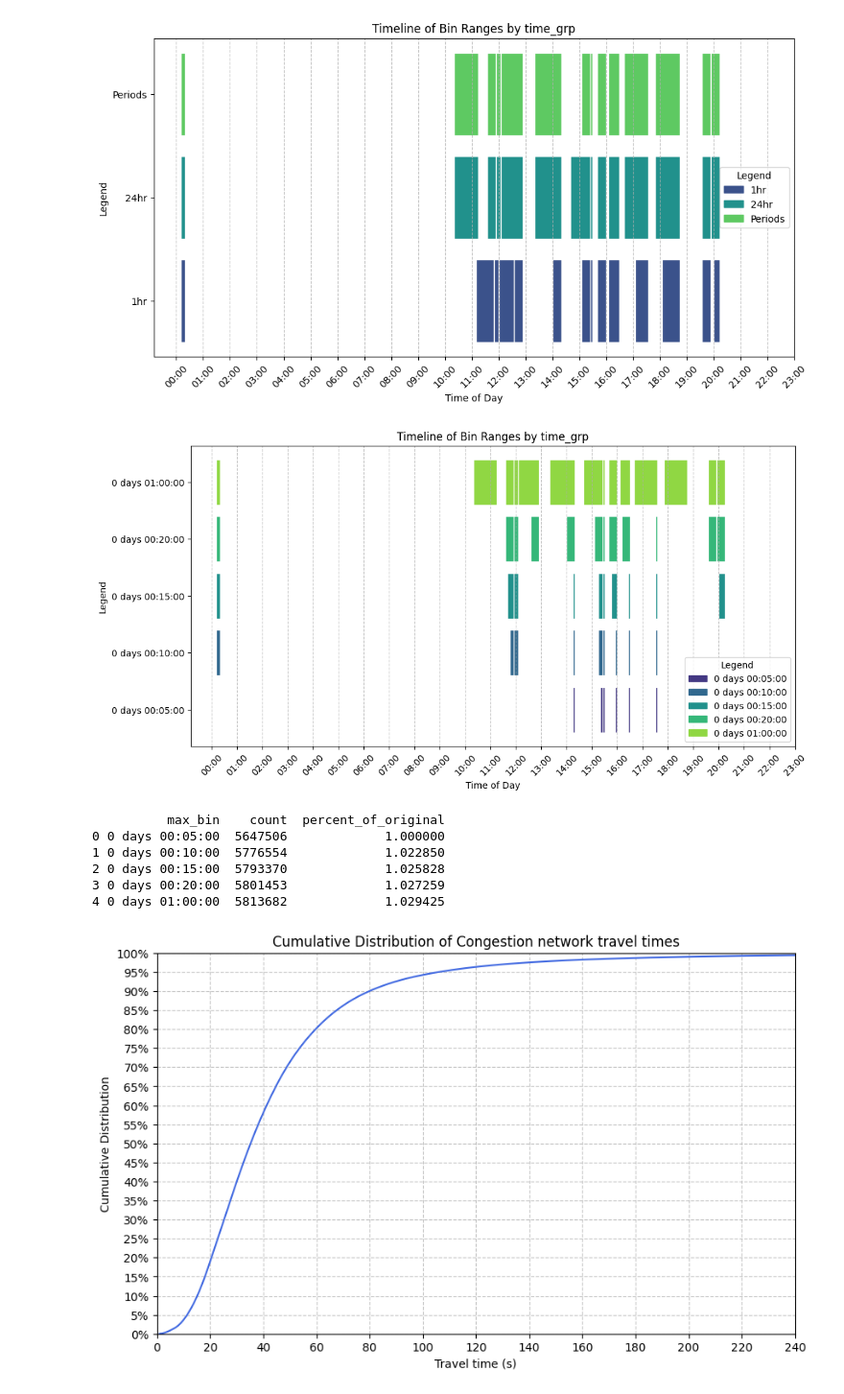
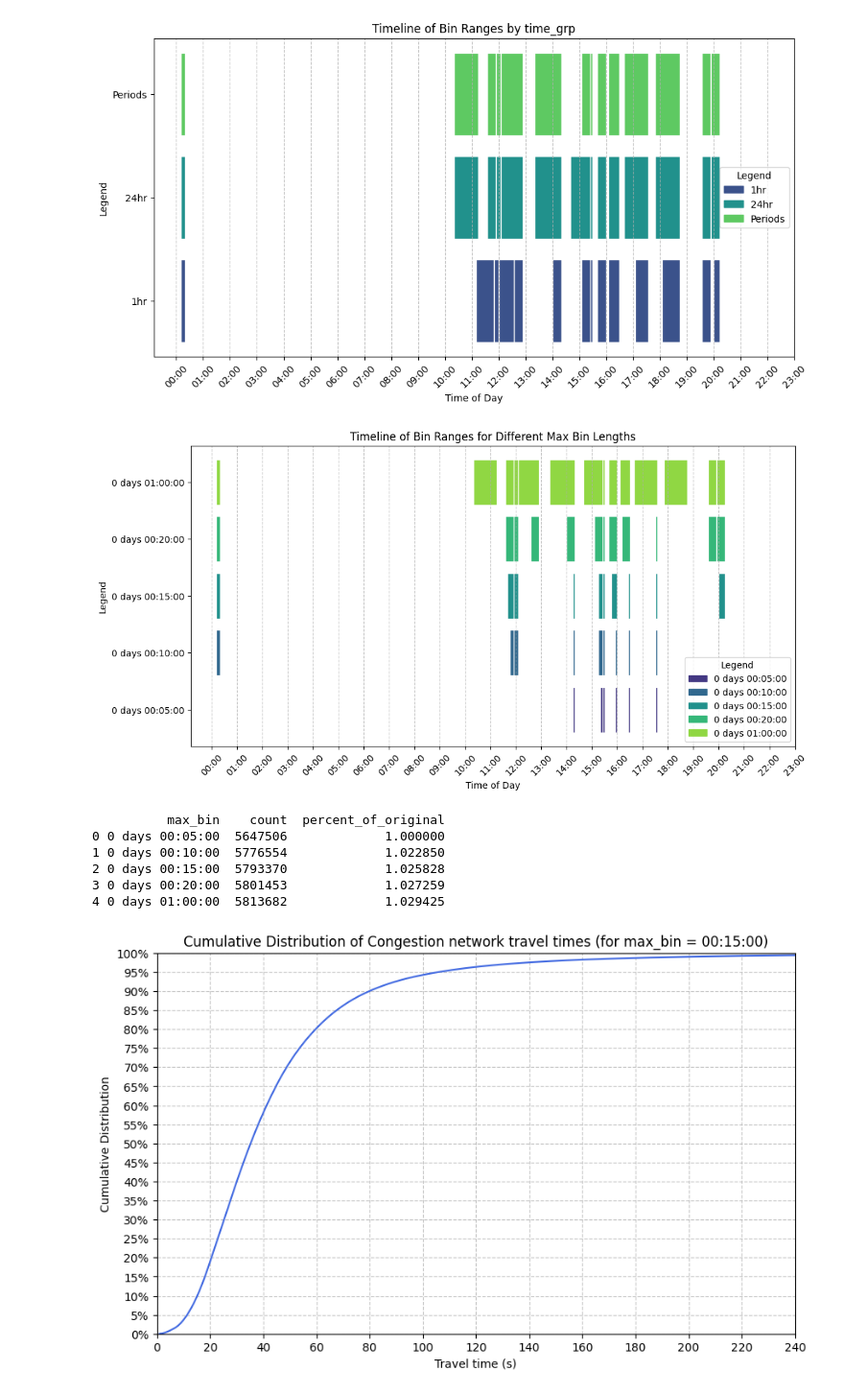
Before and after one commit to CityofToronto/bdit_data-sources, a Jupyter notebook: here/traffic/here_dynamic_binning_explore.ipynb, the cells around one changed output. Shown: that part at 96% size. Drawn from its saved outputs; the diff is of its cells as text; code cells hidden in the pictures.

```diff
--- a/here/traffic/here_dynamic_binning_explore.ipynb
+++ b/here/traffic/here_dynamic_binning_explore.ipynb
@@ -155,7 +156,7 @@ for i, row in df.iterrows():
 
 ax.set_xlabel('Time of Day')
 ax.set_ylabel('Legend')
-ax.set_title('Timeline of Bin Ranges by time_grp')
+ax.set_title('Timeline of Bin Ranges for Different Max Bin Lengths')
 ax.set_yticks(range(len(y_labels)))
 ax.set_yticklabels(y_labels)
 ax.grid(axis='x', linestyle='--', alpha=0.7)
@@ -171,7 +172,7 @@ ax.legend(handles, y_labels, title='Legend')
 
 plt.show()
 # %% [output]
-[figure, old version]
+[figure, new version]
 # %%
 #show the 95% context..
 #raph's idea: cut off at 15 minutes, use the starting bin hour.
@@ -268,24 +269,24 @@ except Exception as e:
 # %%
 # Compute cumulative distribution
 df = df.sort_values(by='tt')
 df['cumulative'] = df['count'].cumsum() / df['count'].sum()
 
 # Plot cumulative distribution
 plt.figure(figsize=(10, 6))
 sns.lineplot(x=df['tt'], y=df['cumulative'], color='royalblue')
 
 plt.xlabel('Travel time (s)')
 plt.ylabel('Cumulative Distribution')
-plt.title('Cumulative Distribution of Congestion network travel times')
+plt.title('Cumulative Distribution of Congestion network travel times (for max_bin = ''00:15:00'')')
 plt.xticks(np.arange(0, 241, 20))  # X-axis limits from 0 to 240
 plt.yticks(np.arange(0, 1.05, 0.05), [f'{int(y*100)}%' for y in np.arange(0, 1.05, 0.05)])  # Y-axis every 5%
 plt.xlim(0, 240)
 plt.ylim(0, 1)
 plt.grid(axis='both', linestyle='--', alpha=0.7)
 
 plt.show()
 # %% [output]
-[figure, old version]
+[figure, new version]
 # %%
 def make_map(data, basemap_b, centreline_b, highway_b, color, title):
     f, ax = plt.subplots(figsize=(20,20))
```
Also changed, not shown: parts of 3 cells of this notebook.
